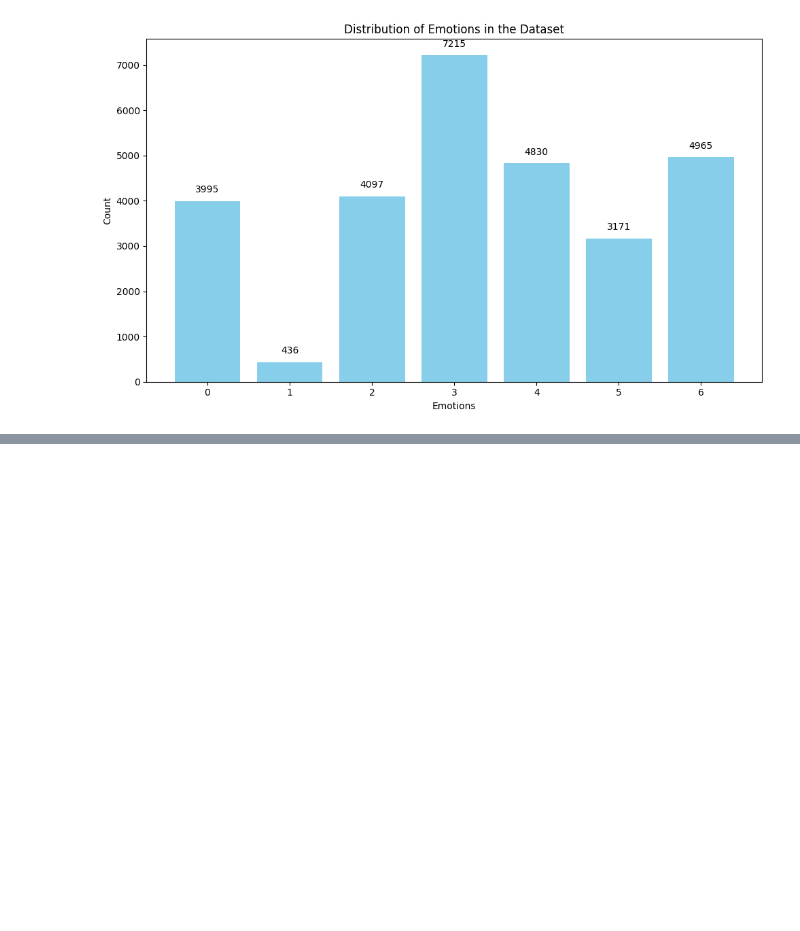
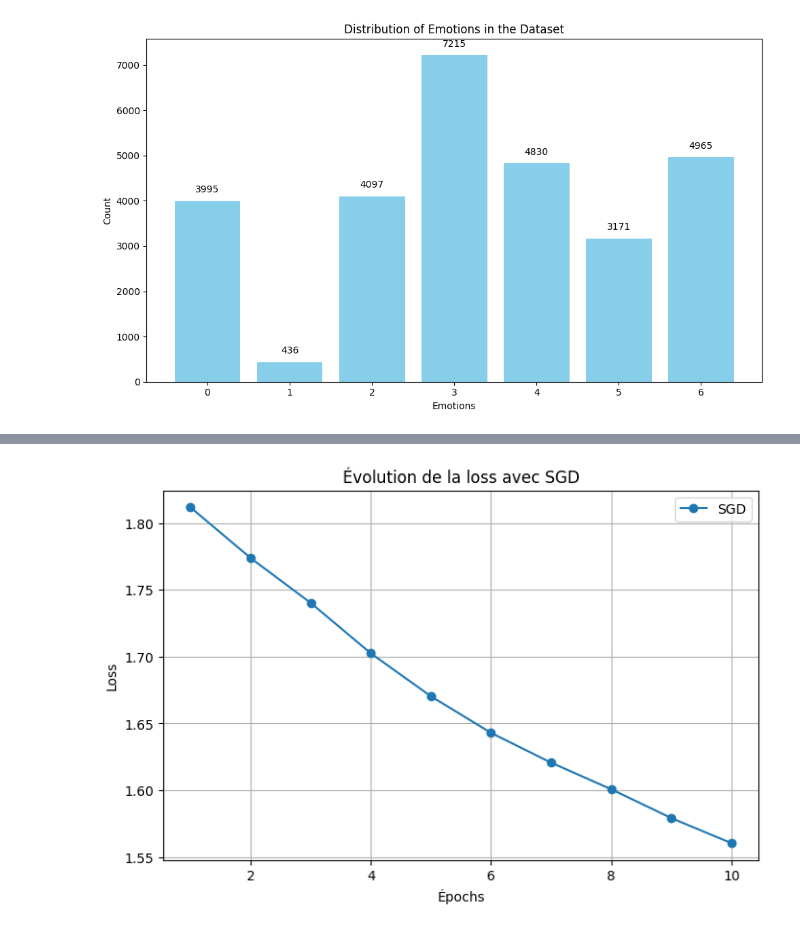
Before and after one commit to aymenn8/facial-expression-model, a Jupyter notebook: main.ipynb, the cells around one changed output, grey strips where cells are left out. Cells and saved outputs as stored; diff of their text form; code cells hidden in the pictures; blank space fills up the shorter version.

```diff
--- a/main.ipynb
+++ b/main.ipynb
@@ -66,0 +339,11 @@ plt.show()
+# %%
+plt.figure(figsize=(8, 5))
+plt.plot(range(1, n_epochs+1), train_losses, marker='o', label='SGD')
+plt.title("Évolution de la loss avec SGD")
+plt.xlabel("Épochs")
+plt.ylabel("Loss")
+plt.legend()
+plt.grid(True)
+plt.show()
+# %% [output]
+[figure, added]
```
Also changed, not shown: parts of 61 cells of this notebook.
